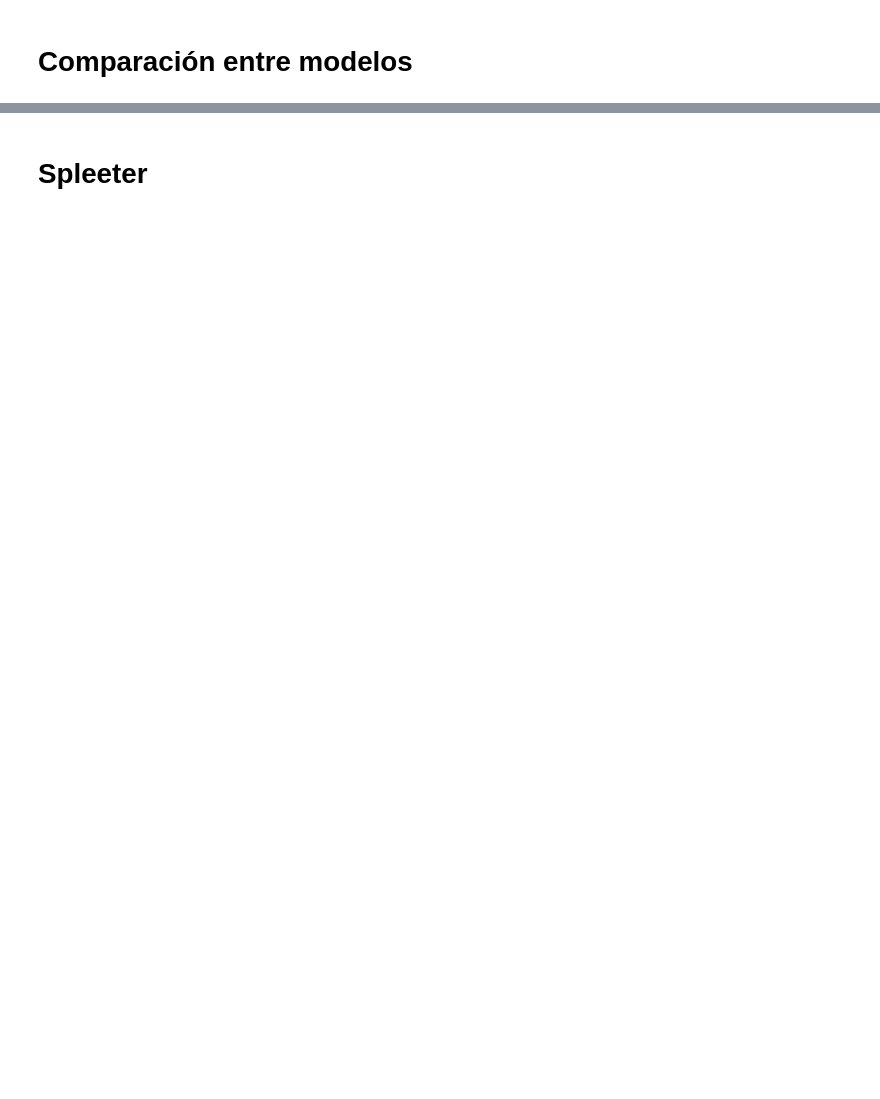
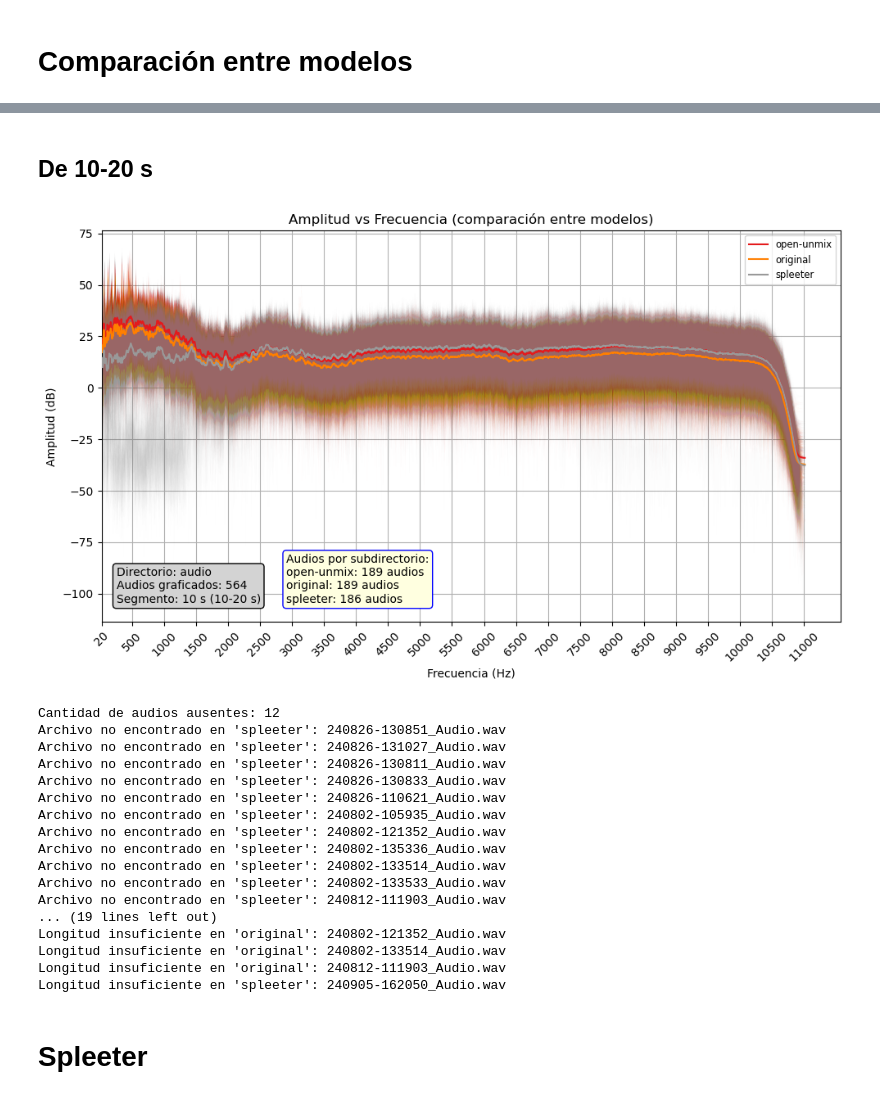
Before and after one commit to lviloriabas/audio-spect-plot, a Jupyter notebook: audio_plot.ipynb, the cells around one changed output, grey strips where cells are left out. Drawn from its saved outputs; the diff is of its cells as text; code cells hidden in the pictures; blank space fills up the shorter version.

```diff
--- a/audio_plot.ipynb
+++ b/audio_plot.ipynb
@@ -323,2 +110,34 @@ Longitud insuficiente en 'open-unmix': 240826-130833_Audio.wav
+# %% [markdown]
+## De 10-20 s
+# %%
+plot_by_directory(
+    audio_dir=audio_dir,
+    csv_path=csv_path,
+    title="Amplitud vs Frecuencia (comparación entre modelos)",
+    num_audios_to_plot=n,
+    segment=(10, 20),
+    window_size=window_size,
+    show_errors=True,
+    show_combined_moving_average=False,
+)
+# %% [output]
+[figure, added]
+Cantidad de audios ausentes: 12
+Archivo no encontrado en 'spleeter': 240826-130851_Audio.wav
+Archivo no encontrado en 'spleeter': 240826-131027_Audio.wav
+Archivo no encontrado en 'spleeter': 240826-130811_Audio.wav
+Archivo no encontrado en 'spleeter': 240826-130833_Audio.wav
+Archivo no encontrado en 'spleeter': 240826-110621_Audio.wav
+Archivo no encontrado en 'spleeter': 240802-105935_Audio.wav
+Archivo no encontrado en 'spleeter': 240802-121352_Audio.wav
+Archivo no encontrado en 'spleeter': 240802-135336_Audio.wav
+Archivo no encontrado en 'spleeter': 240802-133514_Audio.wav
+Archivo no encontrado en 'spleeter': 240802-133533_Audio.wav
+Archivo no encontrado en 'spleeter': 240812-111903_Audio.wav
+... (19 lines left out)
+Longitud insuficiente en 'original': 240802-121352_Audio.wav
+Longitud insuficiente en 'original': 240802-133514_Audio.wav
+Longitud insuficiente en 'original': 240812-111903_Audio.wav
+Longitud insuficiente en 'spleeter': 240905-162050_Audio.wav
 # %% [markdown]
 # Spleeter
```
Also changed, not shown: parts of 22 cells of this notebook, 4 other files.
